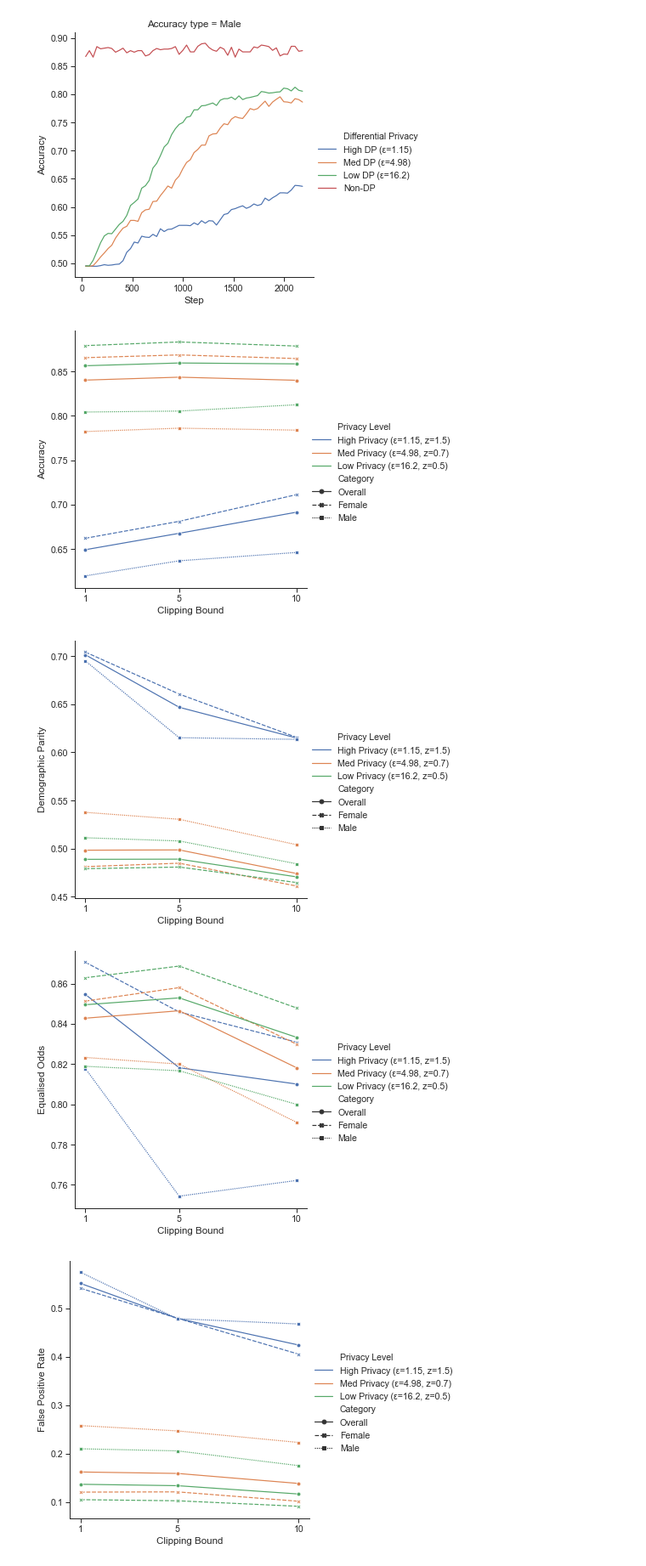
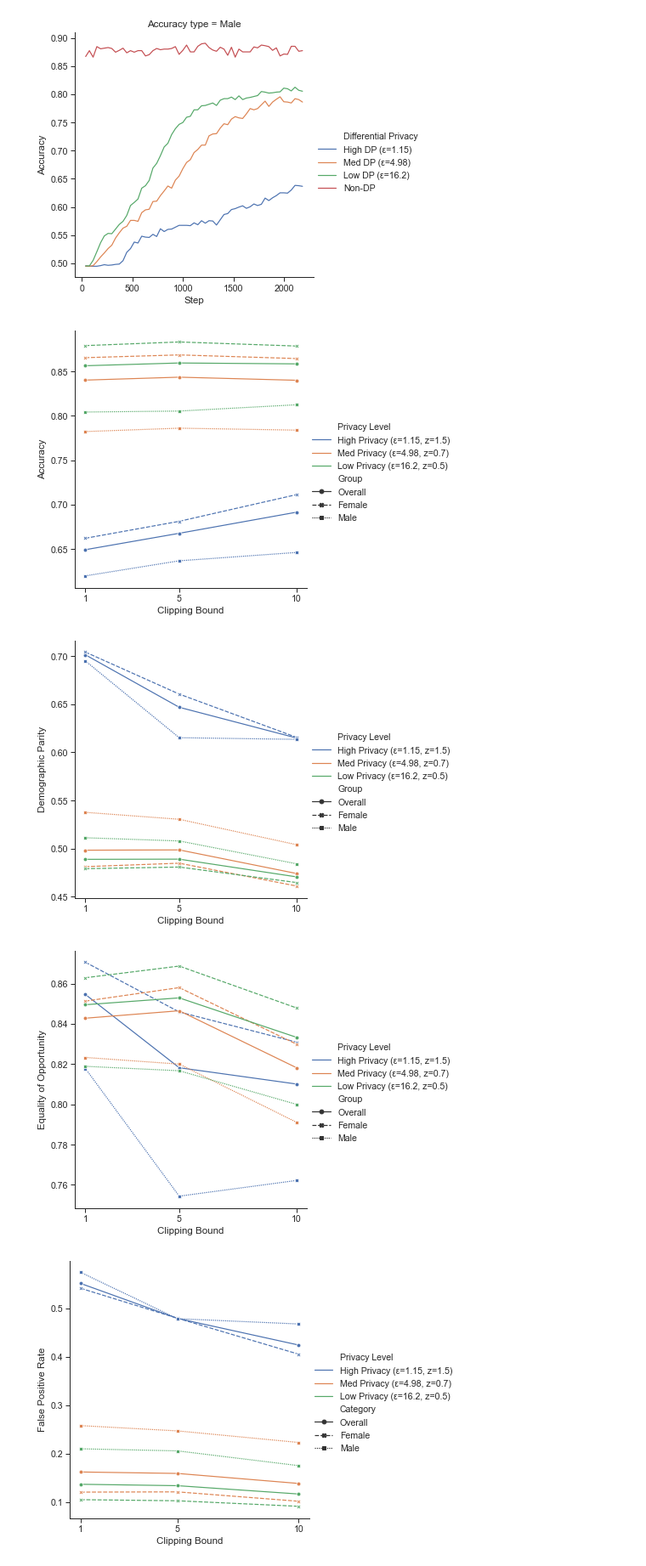
Before and after one commit to FarrandTom/deep-learning-fairness, a Jupyter notebook: figures/figures.ipynb, the cells around one changed output. Shown at 85% size. Saved outputs shown, nothing was run; the diff lists cells and outputs as text; code cells hidden in the pictures.

```diff
--- a/figures/figures.ipynb
+++ b/figures/figures.ipynb
@@ -326,7 +356,7 @@ clipping_results = pd.DataFrame.from_dict(data={
                        'High Privacy (ε=1.15, z=1.5)', 'High Privacy (ε=1.15, z=1.5)', 'High Privacy (ε=1.15, z=1.5)',
                        'Med Privacy (ε=4.98, z=0.7)', 'Med Privacy (ε=4.98, z=0.7)', 'Med Privacy (ε=4.98, z=0.7)',
                        'Low Privacy (ε=16.2, z=0.5)', 'Low Privacy (ε=16.2, z=0.5)', 'Low Privacy (ε=16.2, z=0.5)'],
-    'Category': ['Overall', 'Female', 'Male',
+    'Group': ['Overall', 'Female', 'Male',
                 'Overall', 'Female', 'Male',
                 'Overall', 'Female', 'Male',
                 'Overall', 'Female', 'Male',
@@ -362,7 +392,7 @@ clipping_results = pd.DataFrame.from_dict(data={
                  0.6914, 0.7112, 0.6460,
                  0.8401, 0.8646, 0.7839,
                  0.8586, 0.8787, 0.8125],
-    'Equalised Odds': [0.8546, 0.8706, 0.8178,
+    'Equality of Opportunity': [0.8546, 0.8706, 0.8178,
                        0.8428, 0.8513, 0.8233,
                        0.8495, 0.8629, 0.8189,
                        0.8182, 0.8459, 0.7544,
@@ -396,36 +426,36 @@ clipping_accuracy_line_plot = sns.relplot(x="Clipping Bound",
             hue="Privacy Level",
             kind="line",
             data=clipping_results,
-            style="Category",
+            style="Group",
             markers=True);
 clipping_accuracy_line_plot.set(xticks=(1, 5, 10))
 clipping_accuracy_line_plot.savefig(f'clipping_accuracy_line_plot.pdf')
 # %% [output]
-[figure, old version]
+[figure, new version]
 # %%
 clipping_demographic_parity_line_plot = sns.relplot(x="Clipping Bound",
             y="Demographic Parity",
             hue="Privacy Level",
             kind="line",
             data=clipping_results,
-            style="Category",
+            style="Group",
             markers=True);
 clipping_demographic_parity_line_plot.set(xticks=(1, 5, 10))
 clipping_demographic_parity_line_plot.savefig(f'clipping_demographic_parity_line_plot.pdf')
 # %% [output]
-[figure, old version]
+[figure, new version]
 # %%
 clipping_equalised_odds_line_plot = sns.relplot(x="Clipping Bound",
-            y="Equalised Odds",
+            y="Equality of Opportunity",
             hue="Privacy Level",
             kind="line",
             data=clipping_results,
-            style="Category",
+            style="Group",
             markers=True);
 clipping_equalised_odds_line_plot.set(xticks=(1, 5, 10))
 clipping_equalised_odds_line_plot.savefig(f'clipping_equalised_odds_line_plot.pdf')
 # %% [output]
-[figure, old version]
+[figure, new version]
 # %%
 clipping_false_positive_line_plot = sns.relplot(x="Clipping Bound",
             y="False Positive Rate",
```
Also changed, not shown: parts of 9 cells of this notebook, 13 other files.
